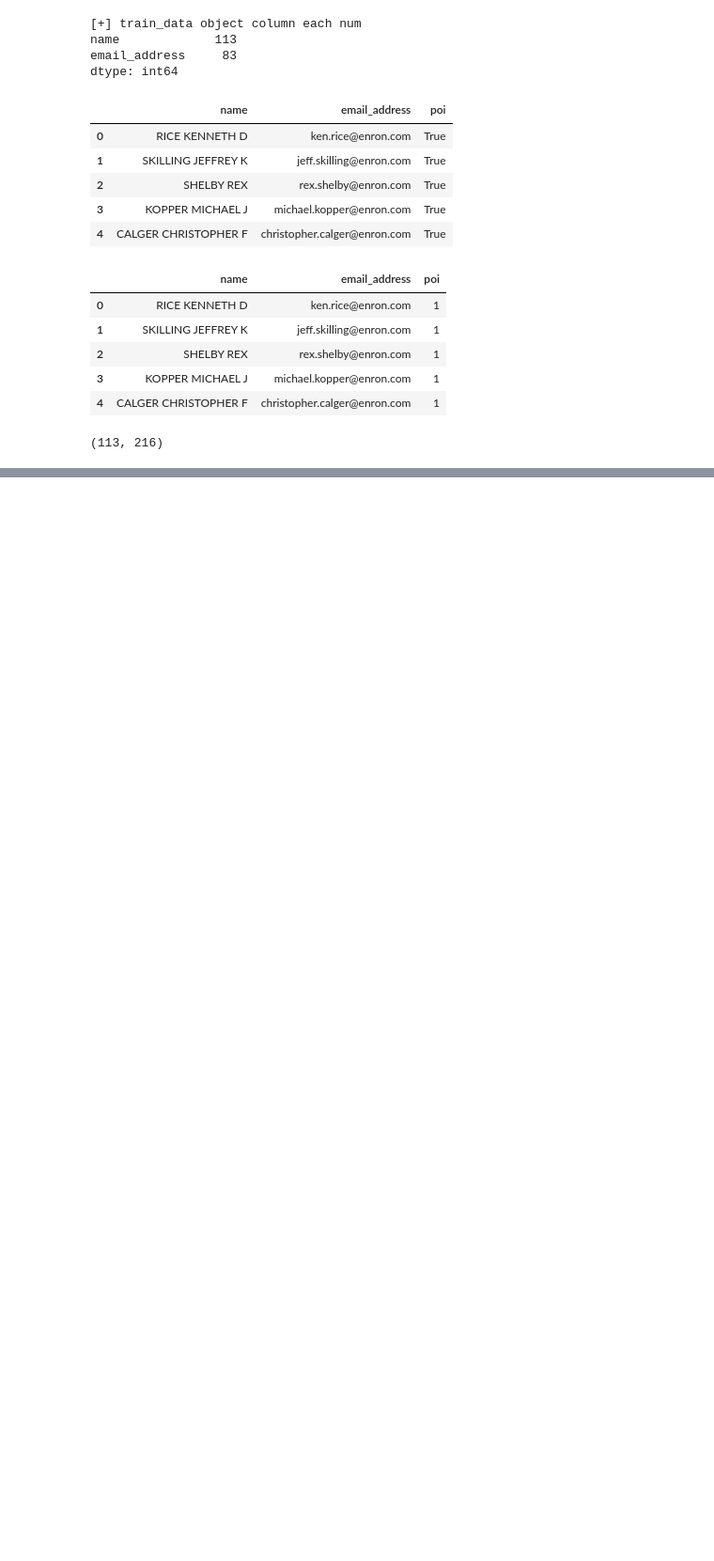
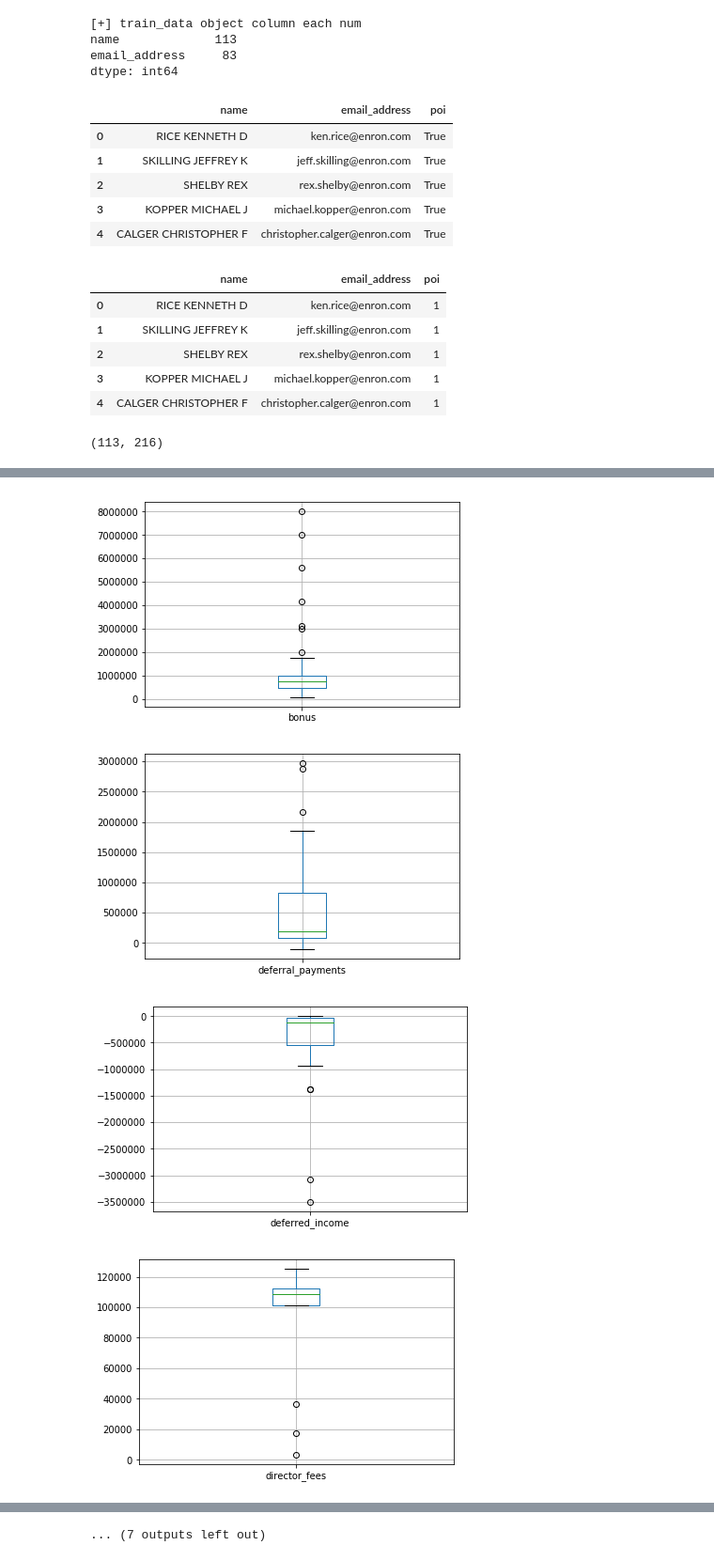
Before and after one commit to AdolphGirL/3rd-ML100Days, a Jupyter notebook: homework/Day_051_HW.ipynb, the cells around one changed output, grey strips where cells are left out. Shown at 94% size. Drawn from its saved outputs; the diff is of its cells as text; code cells hidden in the pictures; blank space fills up the shorter version.

```diff
--- a/homework/Day_051_HW.ipynb
+++ b/homework/Day_051_HW.ipynb
@@ -80,0 +187,11 @@ train_data[['name', 'email_address', 'poi']].head()
+# %%
+import numpy as np
+train_data = pd.read_csv(train_data_path)
+
+# 篩選數值型的欄位
+# isin()接受一個列表，判斷該列中元素是否在列表中。
+# num_df = train_data.dtypes.isin([np.int64, np.float64])
+# print('[+] num_df type: {}'.format(type(num_df))) ----> pandas.core.series.Series
+
+numeric_columns = list(train_data.columns[train_data.dtypes.isin([np.int64, np.float64])])
+numeric_columns
@@ -80,0 +218,4 @@ train_data[['name', 'email_address', 'poi']].head()
+# %%
+# 再把只有 2 值 (通常是 0,1) 的欄位去掉
+numeric_columns = list(train_data[numeric_columns].columns[train_data[numeric_columns].apply(lambda x:len(x.unique())!=2)])
+numeric_columns
@@ -80,0 +242,10 @@ train_data[['name', 'email_address', 'poi']].head()
+# %%
+# 檢視這些欄位的數值範圍
+for col in numeric_columns:
+    train_data.boxplot(col)
+    plt.show()
+# %% [output]
+[figure, added]
+[figure, added]
+[figure, added]
+[figure, added]
@@ -80,0 +260 @@ train_data[['name', 'email_address', 'poi']].head()
+... (7 outputs left out)
```
Also changed, not shown: parts of 8 cells of this notebook.
